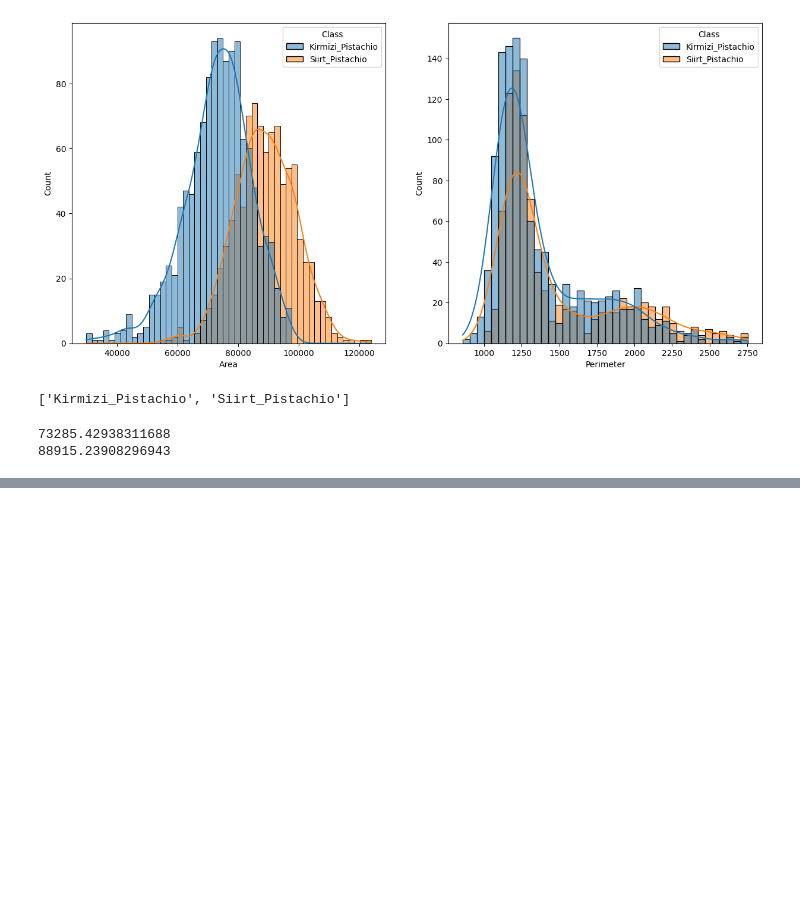
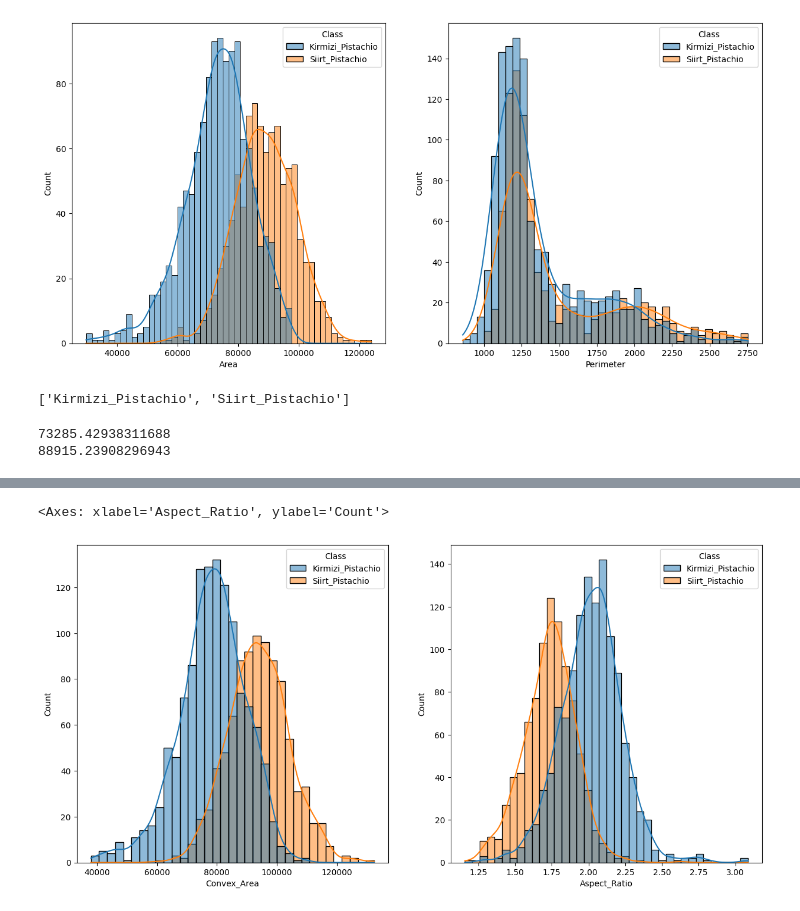
Before and after one commit to harihara-rajan/EDA-Pistachio-Classification, a Jupyter notebook: pistachio_eda_analysis.ipynb, the cells around one changed output, grey strips where cells are left out. Drawn from its saved outputs; the diff is of its cells as text; code cells hidden in the pictures; blank space fills up the shorter version.

```diff
--- a/pistachio_eda_analysis.ipynb
+++ b/pistachio_eda_analysis.ipynb
@@ -145,0 +168,9 @@ print(df[df["Class"]==pista_types[1]]["Area"].mean())
+# %%
+fig, axes = plt.subplots(1,2,figsize =(15,7))
+plt.subplot(1,2,1)
+sns.histplot(df, x="Convex_Area", kde=True, hue="Class")
+plt.subplot(1,2,2)
+sns.histplot(df, x="Aspect_Ratio", kde=True, hue="Class")
+# %% [output]
+<Axes: xlabel='Aspect_Ratio', ylabel='Count'>
+[figure, added]
```
Also changed, not shown: parts of 6 cells of this notebook.
